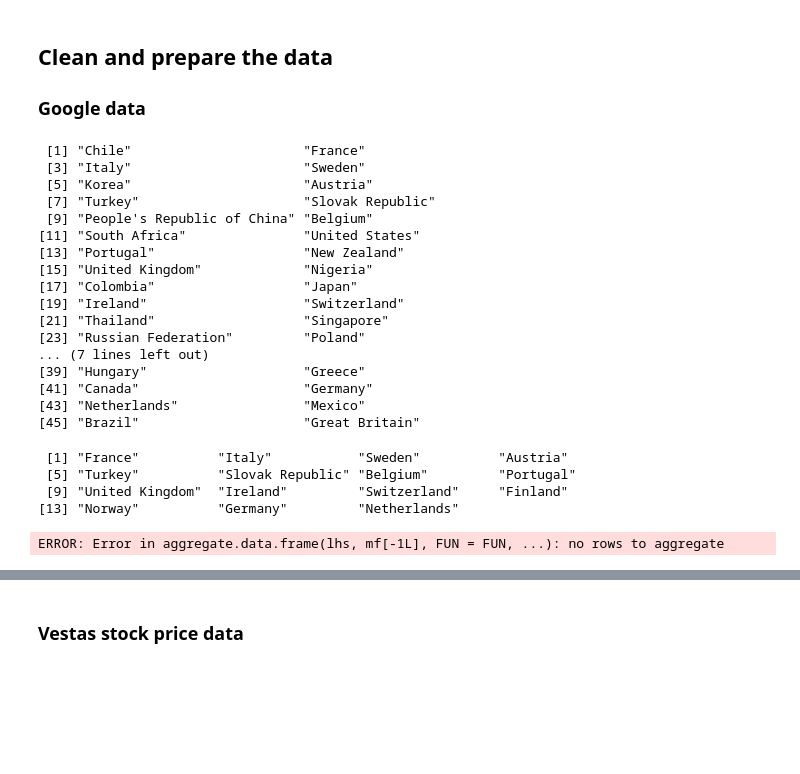
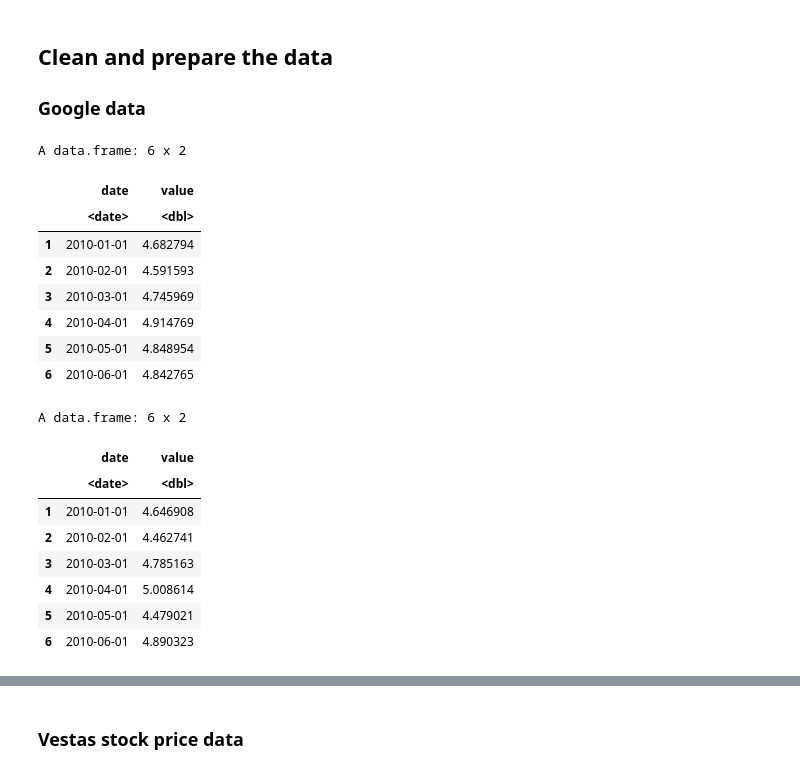
Before and after one commit to haakolso/Empirisk, a Jupyter notebook: Empirisk_project.ipynb, the cells around one changed output, grey strips where cells are left out. Cells and saved outputs as stored; diff of their text form; code cells hidden in the pictures; blank space fills up the shorter version.

```diff
--- a/Empirisk_project.ipynb
+++ b/Empirisk_project.ipynb
@@ -41,63 +41,57 @@ tech_sectors <- c("Batteries", "Electric vehicle", "Electricity", "Electrificati
 # Filter for the selected tech sectors
 google_data <- google_data[google_data$techSector %in% tech_sectors, ]
 
-
-
 european_countries <- c("France", "Italy", "Sweden", "Austria", "Turkey",
                          "Slovak Republic", "Belgium", "United Kingdom",
                          "Portugal", "Ireland", "Switzerland", "Finland",
                          "Norway", "Germany", "Netherlands")
 google_data_european <- google_data[google_data$country %in% european_countries, ]
-
 
 
 colnames(google_data)[colnames(google_data) == "year"] <- "date"
 
 # Convert the date column into a proper date format
 google_data$date <- as.Date(paste0(substr(google_data$date, 1, 2),
                                    "-", substr(google_data$date, 3, 4),
                                    "-01"),
                             format = "%y-%m-%d")
 # Convert back to Date type
 google_data$date <- as.Date(google_data$date)
 
+colnames(google_data_european)[colnames(google_data_european) == "year"] <- "date"
 # Convert the date column into a proper date format for the European data
 google_data_european$date <- as.Date(paste0(substr(google_data_european$date, 1, 2),
                                              "-", substr(google_data_european$date, 3, 4),
                                              "-01"),
                                       format = "%y-%m-%d")
 # Convert back to Date type for the European data
 google_data_european$date <- as.Date(google_data_european$date)
 
 # Aggregate: Compute average value for each month
 google_monthly_avg <- aggregate(value ~ date, data = google_data, FUN = mean)
 google_data_european_monthly_avg <- aggregate(value ~ date, data = google_data_european, FUN = mean)
 
 head(google_monthly_avg)
 head(google_data_european_monthly_avg)
 # %% [output]
- [1] "Chile"                      "France"
- [3] "Italy"                      "Sweden"
- [5] "Korea"                      "Austria"
- [7] "Turkey"                     "Slovak Republic"
- [9] "People's Republic of China" "Belgium"
-[11] "South Africa"               "United States"
-[13] "Portugal"                   "New Zealand"
-[15] "United Kingdom"             "Nigeria"
-[17] "Colombia"                   "Japan"
-[19] "Ireland"                    "Switzerland"
-[21] "Thailand"                   "Singapore"
-[23] "Russian Federation"         "Poland"
-... (7 lines left out)
-[39] "Hungary"                    "Greece"
-[41] "Canada"                     "Germany"
-[43] "Netherlands"                "Mexico"
-[45] "Brazil"                     "Great Britain"
+A data.frame: 6 x 2
+|  | date | value |
+|  | <date> | <dbl> |
+| 1 | 2010-01-01 | 4.682794 |
+| 2 | 2010-02-01 | 4.591593 |
+| 3 | 2010-03-01 | 4.745969 |
+| 4 | 2010-04-01 | 4.914769 |
+| 5 | 2010-05-01 | 4.848954 |
+| 6 | 2010-06-01 | 4.842765 |
- [1] "France"          "Italy"           "Sweden"          "Austria"
- [5] "Turkey"          "Slovak Republic" "Belgium"         "Portugal"
- [9] "United Kingdom"  "Ireland"         "Switzerland"     "Finland"
-[13] "Norway"          "Germany"         "Netherlands"
+A data.frame: 6 x 2
-ERROR: Error in aggregate.data.frame(lhs, mf[-1L], FUN = FUN, ...): no rows to aggregate
+|  | date | value |
+|  | <date> | <dbl> |
+| 1 | 2010-01-01 | 4.646908 |
+| 2 | 2010-02-01 | 4.462741 |
+| 3 | 2010-03-01 | 4.785163 |
+| 4 | 2010-04-01 | 5.008614 |
+| 5 | 2010-05-01 | 4.479021 |
+| 6 | 2010-06-01 | 4.890323 |
 # %%
 par(bg = "white")
 plot(google_monthly_avg$date, google_monthly_avg$value, type = "l", col = "blue",
```
Also changed, not shown: parts of 8 cells of this notebook.
